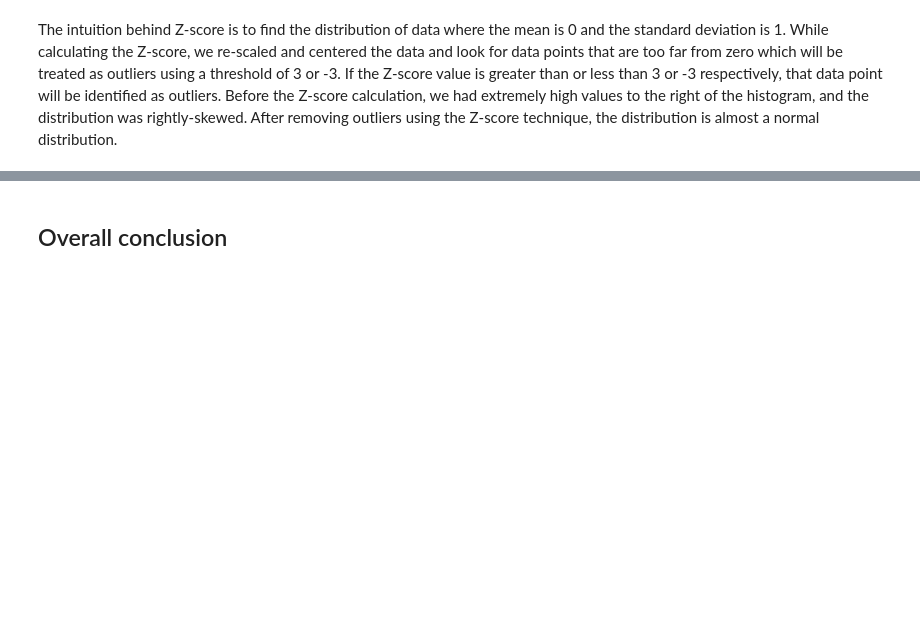
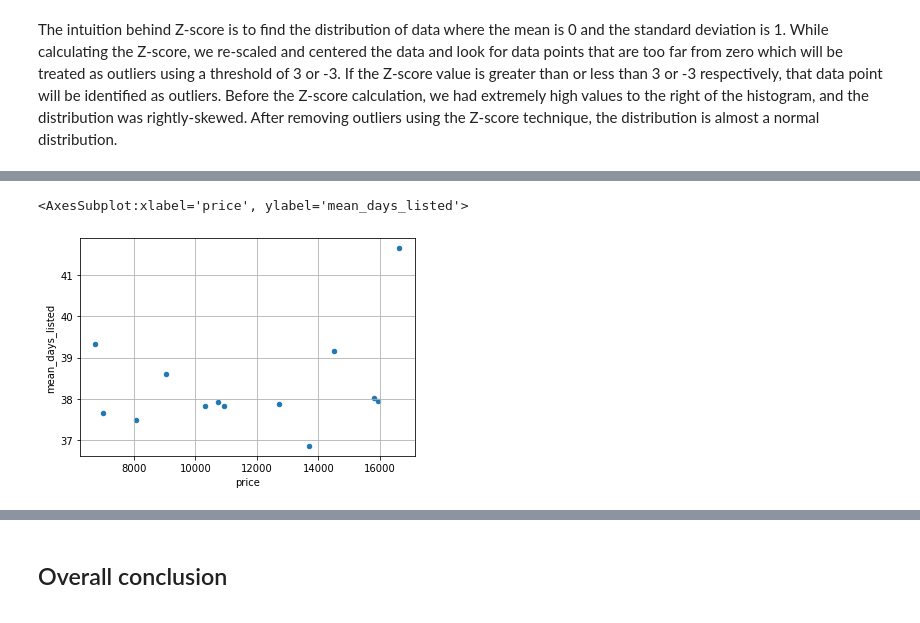
Before and after one commit to chuksoo/vehicle_price_analytics, a Jupyter notebook: car_sales_EDA.ipynb, the cells around one changed output, grey strips where cells are left out. Cells and saved outputs as stored; diff of their text form; code cells hidden in the pictures; blank space fills up the shorter version.

```diff
--- a/car_sales_EDA.ipynb
+++ b/car_sales_EDA.ipynb
@@ -668,0 +666,7 @@ Name: avg_miles_year, dtype: float64
+# %%
+# aggregate of data by vehicle type, days listed across vehicles
+normal_listing = vehicles_filtered.query('7 <= days_listed <= 100').pivot_table(
+    index='type', values='days_listed', aggfunc=['mean', 'count']
+)
+normal_listing.columns = ['mean_days_listed', 'vehicles']
+print(normal_listing.sort_values(by='mean_days_listed', ascending=False).head())
@@ -668,0 +681,6 @@ Name: avg_miles_year, dtype: float64
+# %%
+# calculate the average price per brand
+brand_stat = vehicles_filtered.query('7 <= days_listed <= 100').pivot_table(
+    index='type', values = 'price', aggfunc = 'mean'
+)
+print(brand_stat)
@@ -668,0 +703,4 @@ Name: avg_miles_year, dtype: float64
+# %%
+# join aggregate of days listed, vehicle count with the average price
+normal_brand_listing = normal_listing.join(brand_stat, on='type').reset_index()
+print(normal_brand_listing)
@@ -668,0 +722,6 @@ Name: avg_miles_year, dtype: float64
+# %%
+# scatterplot showing the relationship between number of ads and price
+normal_brand_listing.plot(x='price', y='mean_days_listed', kind='scatter', grid=True)
+# %% [output]
+<AxesSubplot:xlabel='price', ylabel='mean_days_listed'>
+[figure, added]
```
Also changed, not shown: parts of 57 cells of this notebook.
